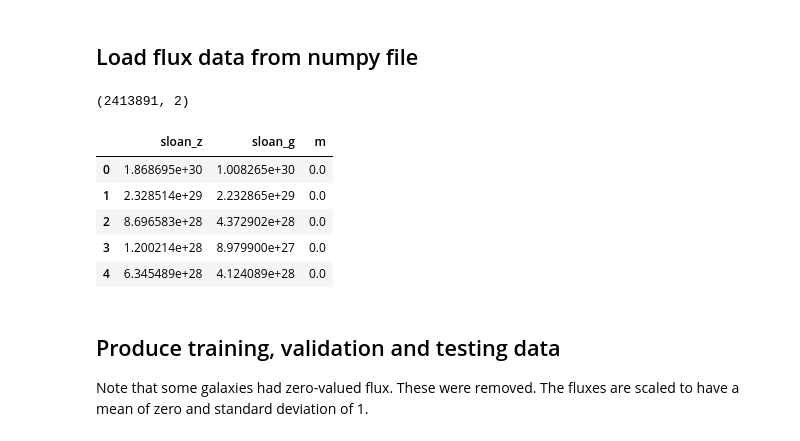
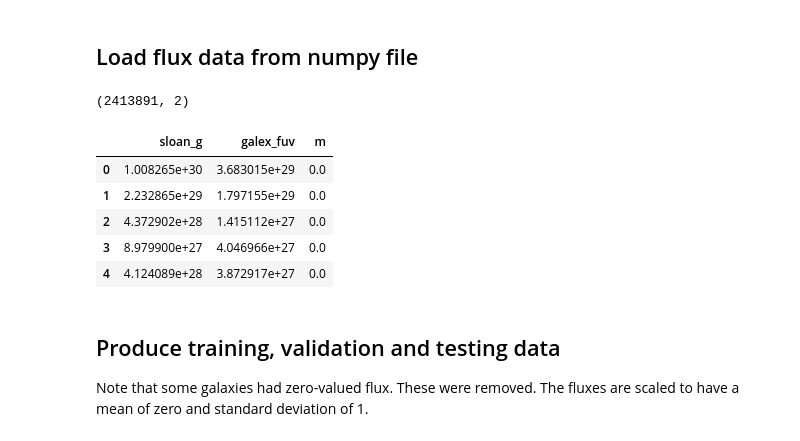
Before and after one commit to cjpdrury/evidence_networks, a Jupyter notebook: evidence_network_flux.ipynb, the cells around one changed output. Saved outputs shown, nothing was run; the diff lists cells and outputs as text; code cells hidden in the pictures.

```diff
--- a/evidence_network_flux.ipynb
+++ b/evidence_network_flux.ipynb
@@ -91,25 +91,25 @@ f_TNG = h5py.File(path+'/TNG_master.hdf5', 'r')
 f_SIM = h5py.File(path+'/simba_master.hdf5', 'r')
 
 
-sloan_z_TNG, sloan_z_SIM, sloan_g_TNG, sloan_g_SIM = [],[],[],[]
+sloan_TNG, sloan_SIM, galex_TNG,galex_SIM = [],[],[],[]
 
 # loop through each folder. Extract all galaxies from chosen filter.
 for i in range(len(f_TNG.keys())):
-  data = np.array(f_TNG[str(i)]['intrinsic']['SLOAN']['SDSS.z'])
-  sloan_z_TNG.append(data)
   data = np.array(f_TNG[str(i)]['intrinsic']['SLOAN']['SDSS.g'])
-  sloan_g_TNG.append(data)
+  sloan_TNG.append(data)
+  data = np.array(f_TNG[str(i)]['intrinsic']['GALEX']['GALEX.FUV'])
+  galex_TNG.append(data)
 
 
 for i in range(len(f_SIM.keys())):
-  data = np.array(f_SIM[str(i)]['intrinsic']['SLOAN']['SDSS.z'])
-  sloan_z_SIM.append(data)
   data = np.array(f_SIM[str(i)]['intrinsic']['SLOAN']['SDSS.g'])
-  sloan_g_SIM.append(data)
+  sloan_SIM.append(data)
+  data = np.array(f_SIM[str(i)]['intrinsic']['GALEX']['GALEX.FUV'])
+  galex_SIM.append(data)
 
 
-flux_TNG = np.stack((np.concatenate(sloan_z_TNG).ravel(), np.concatenate(sloan_g_TNG).ravel()), axis=1)
-flux_SIM = np.stack((np.concatenate(sloan_z_SIM).ravel(), np.concatenate(sloan_g_SIM).ravel()), axis=1)
+flux_TNG = np.stack((np.concatenate(sloan_TNG).ravel(), np.concatenate(galex_TNG).ravel()), axis=1)
+flux_SIM = np.stack((np.concatenate(sloan_SIM).ravel(), np.concatenate(galex_SIM).ravel()), axis=1)
 
 np.save(path+'/flux_TNG.npy',flux_TNG)
 np.save(path+'/flux_SIMBA.npy',flux_SIM)
@@ -118,29 +118,29 @@ np.save(path+'/flux_SIMBA.npy',flux_SIM)
 # %%
 # unpack data
 flux_TNG = np.load(path+'/flux_TNG.npy')
 flux_sim = np.load(path+'/flux_SIMBA.npy')
 print(np.shape(flux_TNG))
 
 # get headers and convert to pandas
-header = 'sloan_z | sloan_g'
+header = 'sloan_g | galex_fuv'
 header = header.split('|')
 
 df_TNG = pd.DataFrame(flux_TNG, columns=header)
 df_SIM = pd.DataFrame(flux_SIM, columns=header)
 
 # add model labels 'm'
 df_TNG['m'] = np.zeros(df_TNG.shape[0])
 df_SIM['m'] = np.ones(df_SIM.shape[0])
 
 df_TNG.head()
 # %% [output]
 (2413891, 2)
-|  | sloan_z | sloan_g | m |
-| 0 | 1.868695e+30 | 1.008265e+30 | 0.0 |
-| 1 | 2.328514e+29 | 2.232865e+29 | 0.0 |
-| 2 | 8.696583e+28 | 4.372902e+28 | 0.0 |
-| 3 | 1.200214e+28 | 8.979900e+27 | 0.0 |
-| 4 | 6.345489e+28 | 4.124089e+28 | 0.0 |
+|  | sloan_g | galex_fuv | m |
+| 0 | 1.008265e+30 | 3.683015e+29 | 0.0 |
+| 1 | 2.232865e+29 | 1.797155e+29 | 0.0 |
+| 2 | 4.372902e+28 | 1.415112e+27 | 0.0 |
+| 3 | 8.979900e+27 | 4.046966e+27 | 0.0 |
+| 4 | 4.124089e+28 | 3.872917e+27 | 0.0 |
 # %%
 # assign label of 0 for IllustrisTNG and 1 for SIMBA
 flux_TNG = np.append(flux_TNG, np.zeros((len(flux_TNG[:,0]),1)) ,axis=1)
```
Also changed, not shown: parts of 34 cells of this notebook.
